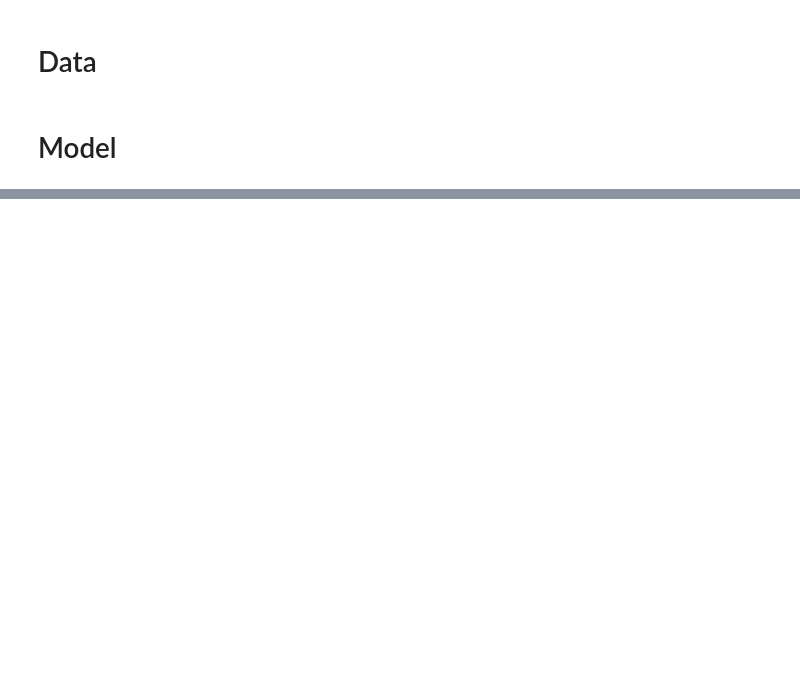
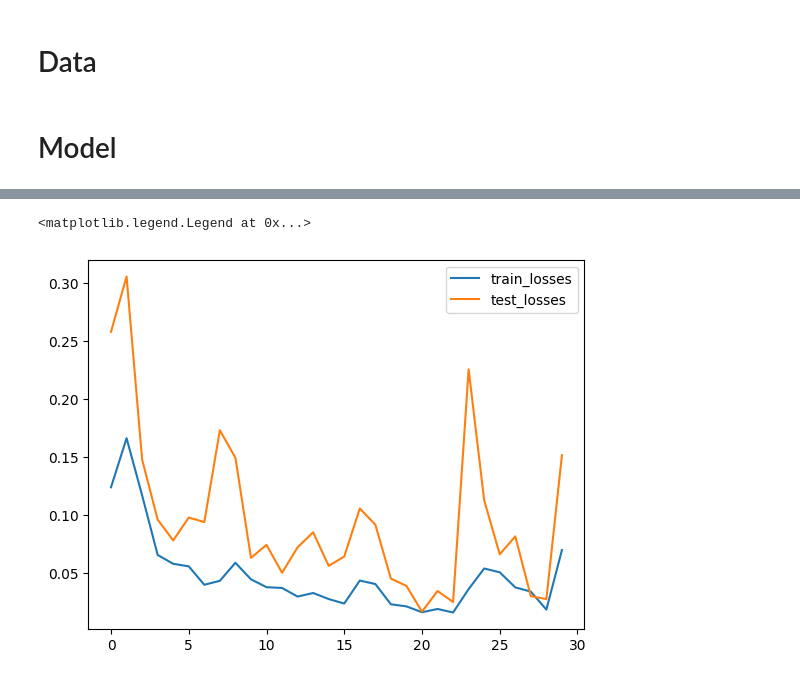
Before and after one commit to ThanhTu108/CNN, a Jupyter notebook: Basic_CNN/solution_BatchNorm.ipynb, the cells around one changed output, grey strips where cells are left out. Drawn from its saved outputs; the diff is of its cells as text; code cells hidden in the pictures; blank space fills up the shorter version.

Commit message:
add solution train and evaluate

```diff
--- a/Basic_CNN/solution_BatchNorm.ipynb
+++ b/Basic_CNN/solution_BatchNorm.ipynb
@@ -151,0 +197,37 @@ class CNNModel(nn.Module):
+# %%
+# train
+for epoch in range(epochs_max):
+    model.train()
+    running_loss = 0.0
+    running_correct = 0
+    total = 0
+
+    for i, (inputs, labels) in enumerate(test_loader, 0):
+        inputs, labels = inputs.to(device), labels.to(device)
+
+        optimizer.zero_grad()
+
+        outputs = model(inputs)
+        loss = criterion(outputs, labels)
+        running_loss += loss.item()
+
+        # Backward propagation
+        loss.backward()
+        #update weights
+        optimizer.step()
+
+        _, predicted = torch.max(outputs.data, 1)
+        total += labels.size(0)
+
+        running_correct += (predicted == labels).sum().item()
+
+    epoch_accuracy = 100*running_correct/total
+    epoch_loss = running_loss / (i+1)
+
+    test_loss, test_accuracy = evaluate(model, test_loader, criterion)
+    print(f"Epoch [{epoch + 1}/{epochs_max}], Loss: {epoch_loss:.4f}, Accuracy: {epoch_accuracy:.2f}%, Test Loss: {test_loss:.4f}, Test Accuracy: {test_accuracy:.2f}%")
+
+    train_losses.append(epoch_loss)
+    train_accuracies.append(epoch_accuracy)
+    test_losses.append(test_loss)
+    test_accuracies.append(test_accuracy)
@@ -151,0 +252,9 @@ class CNNModel(nn.Module):
+# %%
+import matplotlib.pyplot as plt
+
+plt.plot(train_losses, label='train_losses')
+plt.plot(test_losses, label='test_losses')
+plt.legend()
+# %% [output]
+<matplotlib.legend.Legend at 0x...>
+[figure, added]
```
Also changed, not shown: parts of 8 cells of this notebook.
